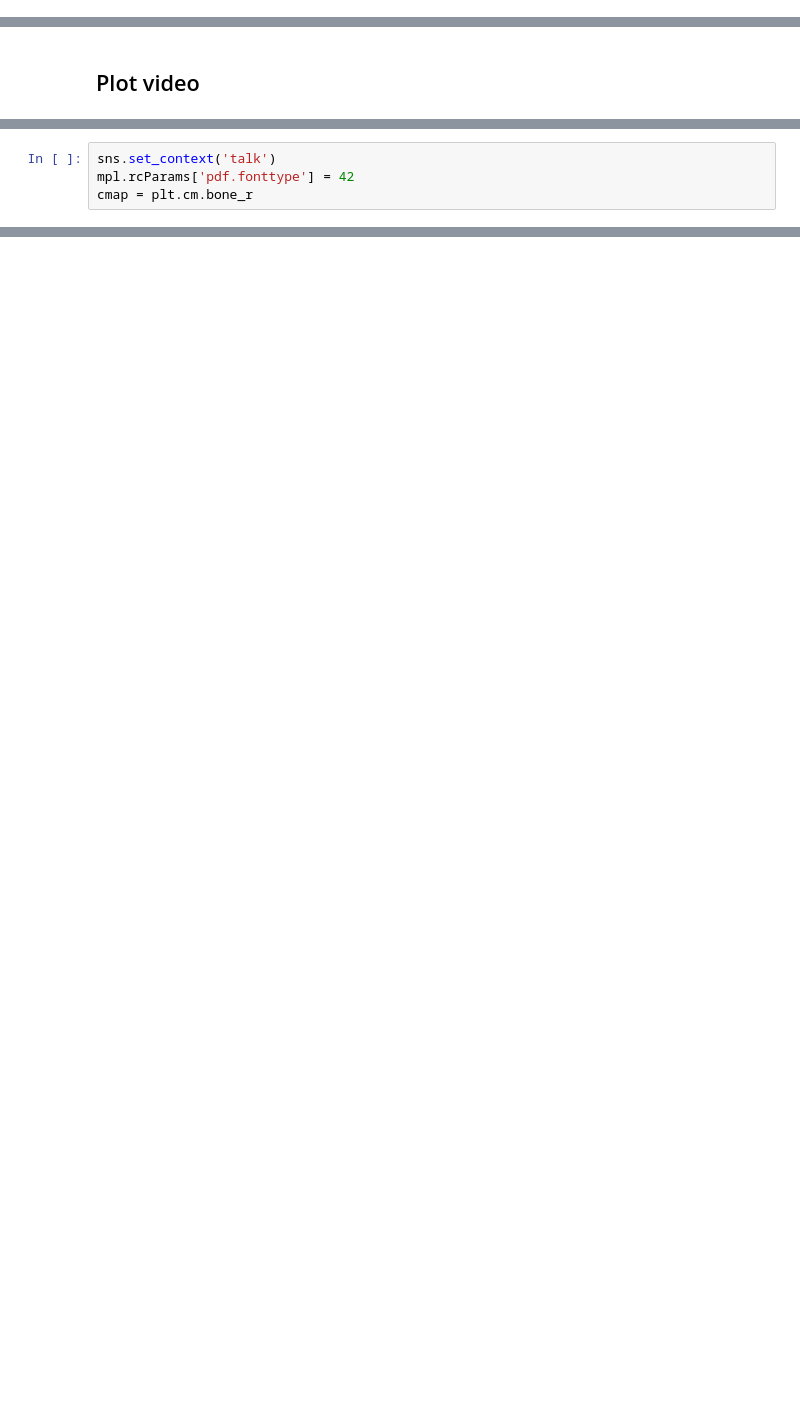
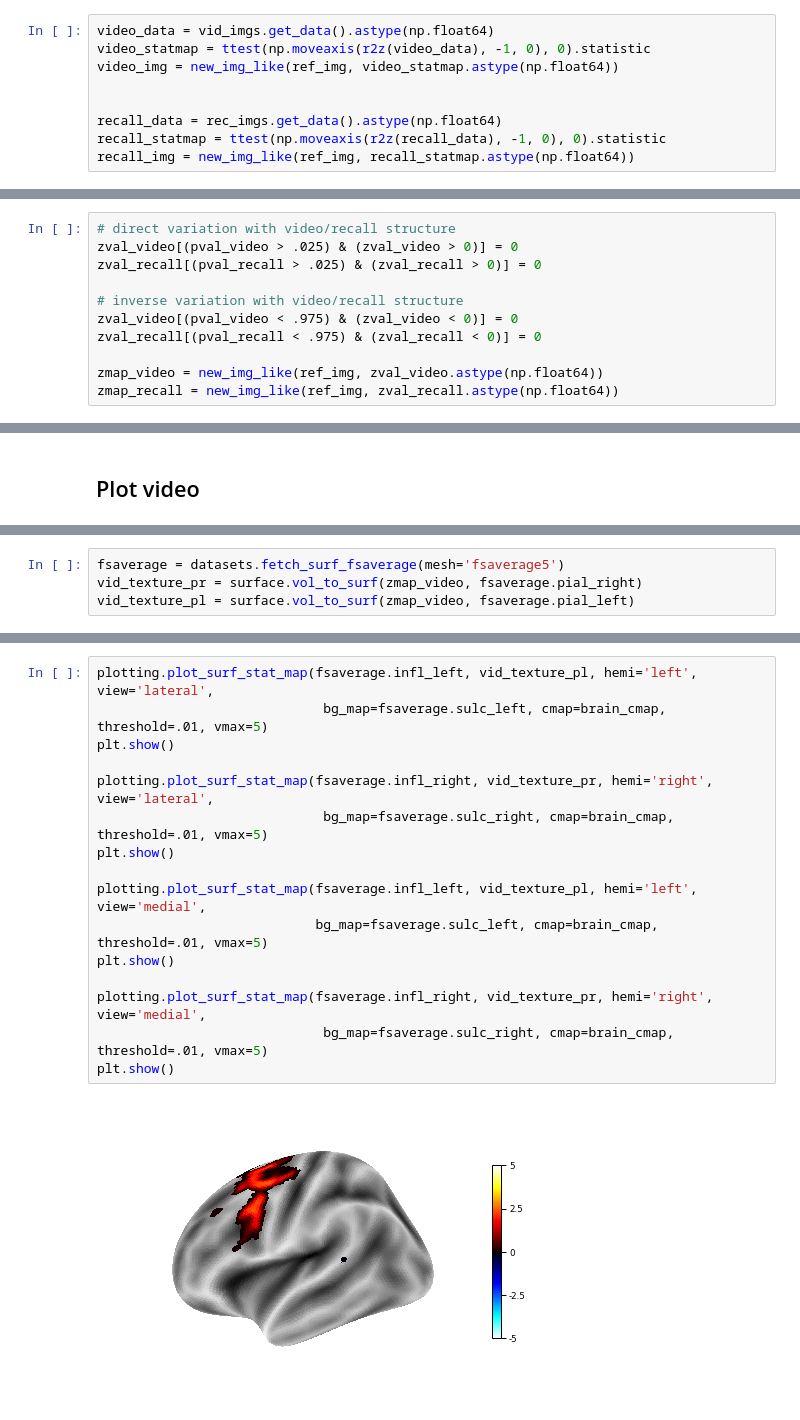
Before and after one commit to ContextLab/sherlock-topic-model-paper, a Jupyter notebook: code/notebooks/main/brains.ipynb, the cells around one changed output, grey strips where cells are left out. Saved outputs shown, nothing was run; the diff lists cells and outputs as text; blank space fills up the shorter version.

Commit message:
wip brains notebook updates

```diff
--- a/code/notebooks/main/brains.ipynb
+++ b/code/notebooks/main/brains.ipynb
@@ -82,3 +88,12 @@ img = new_img_like(ref_img, statmap.astype(np.float64))
+# %%
+video_data = vid_imgs.get_data().astype(np.float64)
+video_statmap = ttest(np.moveaxis(r2z(video_data), -1, 0), 0).statistic
+video_img = new_img_like(ref_img, video_statmap.astype(np.float64))
+
+
+recall_data = rec_imgs.get_data().astype(np.float64)
+recall_statmap = ttest(np.moveaxis(r2z(recall_data), -1, 0), 0).statistic
+recall_img = new_img_like(ref_img, recall_statmap.astype(np.float64))
 # %% [markdown]
 ## Do permutation correction
 # %%
@@ -118,0 +126,11 @@ zmap = new_img_like(ref_img, zval.astype(np.float64))
+# %%
+# direct variation with video/recall structure
+zval_video[(pval_video > .025) & (zval_video > 0)] = 0
+zval_recall[(pval_recall > .025) & (zval_recall > 0)] = 0
+
+# inverse variation with video/recall structure
+zval_video[(pval_video < .975) & (zval_video < 0)] = 0
+zval_recall[(pval_recall < .975) & (zval_recall < 0)] = 0
+
+zmap_video = new_img_like(ref_img, zval_video.astype(np.float64))
+zmap_recall = new_img_like(ref_img, zval_recall.astype(np.float64))
@@ -258,4 +147,0 @@ import seaborn as sns
-# %%
-sns.set_context('talk')
-mpl.rcParams['pdf.fonttype'] = 42
-cmap = plt.cm.bone_r
@@ -299,0 +148,4 @@ plt.show()
+# %%
+fsaverage = datasets.fetch_surf_fsaverage(mesh='fsaverage5')
+vid_texture_pr = surface.vol_to_surf(zmap_video, fsaverage.pial_right)
+vid_texture_pl = surface.vol_to_surf(zmap_video, fsaverage.pial_left)
@@ -299,0 +177,18 @@ plt.show()
+# %%
+plotting.plot_surf_stat_map(fsaverage.infl_left, vid_texture_pl, hemi='left', view='lateral',
+                             bg_map=fsaverage.sulc_left, cmap=brain_cmap, threshold=.01, vmax=5)
+plt.show()
+
+plotting.plot_surf_stat_map(fsaverage.infl_right, vid_texture_pr, hemi='right', view='lateral',
+                             bg_map=fsaverage.sulc_right, cmap=brain_cmap, threshold=.01, vmax=5)
+plt.show()
+
+plotting.plot_surf_stat_map(fsaverage.infl_left, vid_texture_pl, hemi='left', view='medial',
+                            bg_map=fsaverage.sulc_left, cmap=brain_cmap, threshold=.01, vmax=5)
+plt.show()
+
+plotting.plot_surf_stat_map(fsaverage.infl_right, vid_texture_pr, hemi='right', view='medial',
+                             bg_map=fsaverage.sulc_right, cmap=brain_cmap, threshold=.01, vmax=5)
+plt.show()
+# %% [output]
+[figure, added]
```
Also changed, not shown: parts of 52 cells of this notebook.
